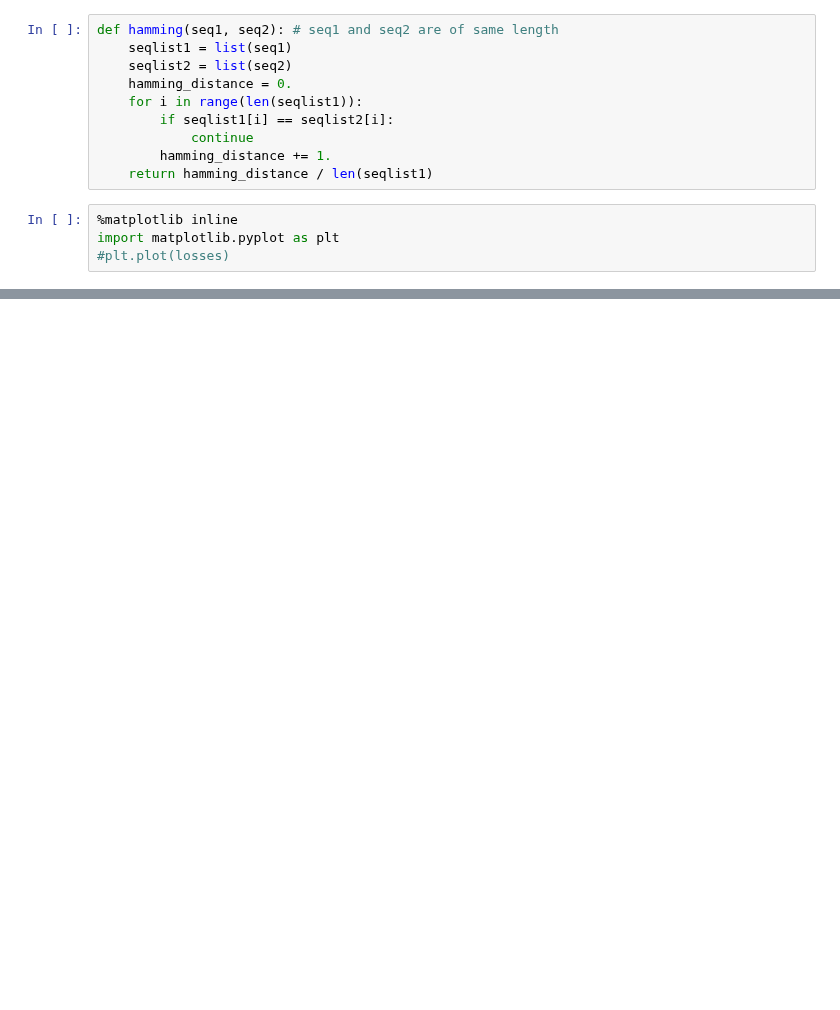
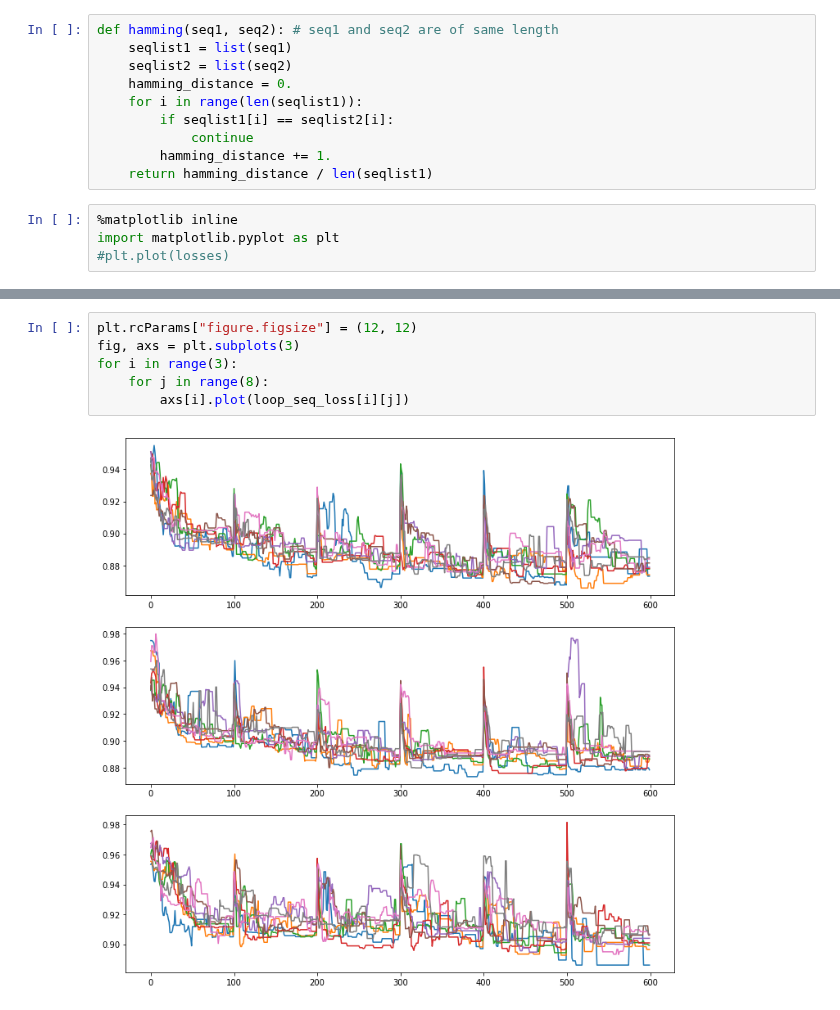
Before and after one commit to ur-whitelab/wazy, a Jupyter notebook: paper/Hamming Distance.ipynb, the cells around one changed output, grey strips where cells are left out. Drawn from its saved outputs; the diff is of its cells as text; blank space fills up the shorter version.

```diff
--- a/paper/Hamming Distance.ipynb
+++ b/paper/Hamming Distance.ipynb
@@ -97,0 +106,8 @@ for i in range(3):
+# %%
+plt.rcParams["figure.figsize"] = (12, 12)
+fig, axs = plt.subplots(3)
+for i in range(3):
+    for j in range(8):
+        axs[i].plot(loop_seq_loss[i][j])
+# %% [output]
+[figure, added]
```
Also changed, not shown: parts of 6 cells of this notebook, 5 other files.
